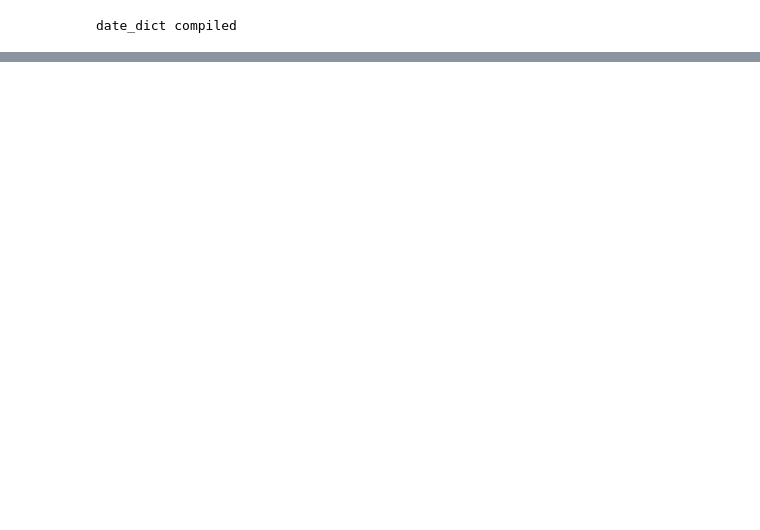
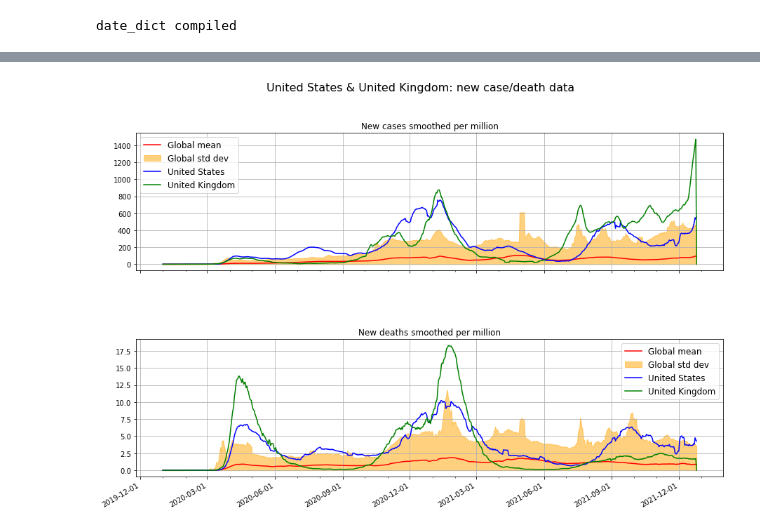
Before and after one commit to Ipgnosis/covid_analysis, a Jupyter notebook: country-plots.ipynb, the cells around one changed output, grey strips where cells are left out. Cells and saved outputs as stored; diff of their text form; code cells hidden in the pictures; blank space fills up the shorter version.

```diff
--- a/country-plots.ipynb
+++ b/country-plots.ipynb
@@ -362,0 +121,17 @@ plt.show()
+# %%
+# re-juggle the data for a 2 country chart
+
+# the countries being analyzed
+yi_iso = 'USA'
+yii_iso = 'GBR'
+
+# package up country info
+chart_labels['yi_iso'] = yi_iso
+chart_labels['yii_iso'] = yii_iso
+chart_labels['yi_axis_label'] = data[yi_iso]['location']
+chart_labels['yii_axis_label'] = data[yii_iso]['location']
+
+# call chart function
+two_plots(chart_labels, date_dict)
+# %% [output]
+[figure, added]
```
Also changed, not shown: parts of 8 cells of this notebook, 9 other files.
